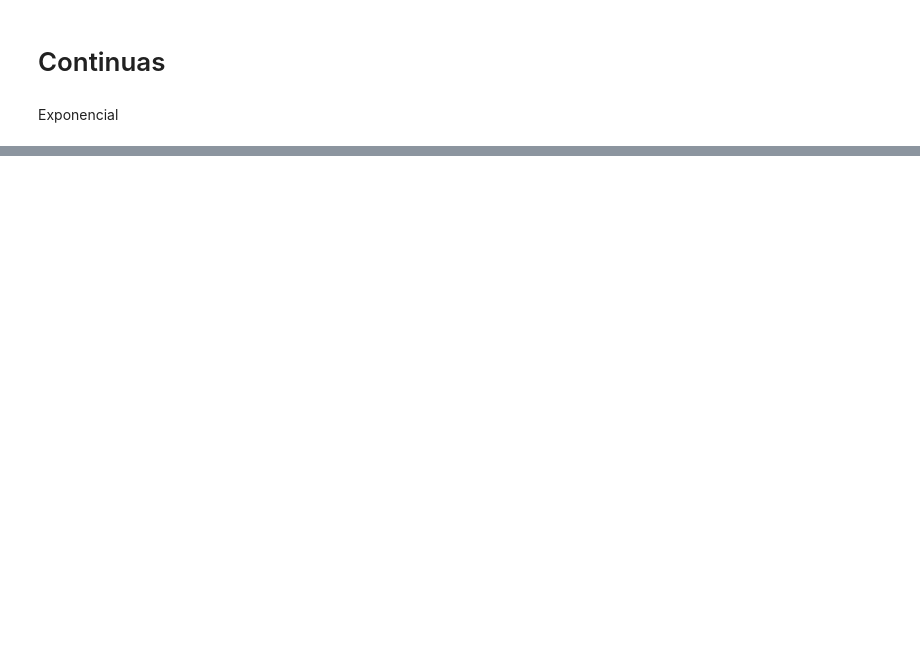
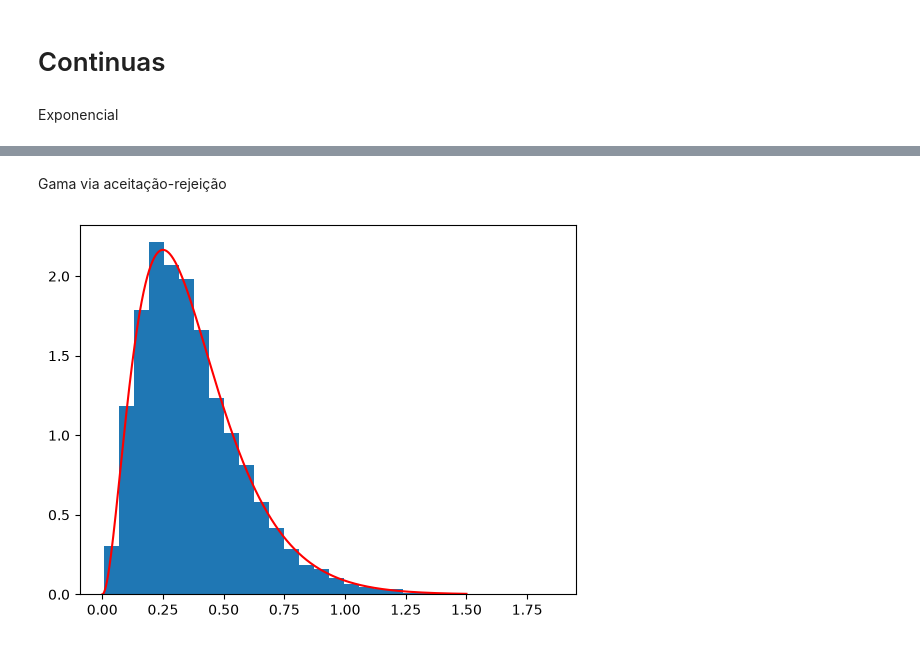
Before and after one commit to SilverPhone784/Prog-Estat, a Jupyter notebook: distribuicoes.ipynb, the cells around one changed output, grey strips where cells are left out. Cells and saved outputs as stored; diff of their text form; code cells hidden in the pictures; blank space fills up the shorter version.

```diff
--- a/distribuicoes.ipynb
+++ b/distribuicoes.ipynb
@@ -285,0 +339,34 @@ plt.show()
+# %% [markdown]
+Gama via aceitação-rejeição
+# %%
+def f_gama(x, alpha, beta):
+  return (beta**alpha)/(math.gamma(alpha)) * x**(alpha-1) * np.exp(-beta * x)
+
+def g_gama(x, lam):
+  return lam*np.exp(-lam*x)
+
+def gama(alpha, beta, M):
+  lam = beta/alpha
+  c = (beta**alpha)/(math.gamma(alpha) * lam) * ((alpha-1)/(beta-lam))**(alpha-1) * np.exp(-(alpha-1))
+  amostra = []
+
+  while len(amostra) < M:
+    u = np.random.uniform()
+    y = (-1/lam) * np.log(np.random.uniform())
+
+    if(u < f_gama(y, alpha, beta)/(c*g_gama(y, lam))):
+      amostra.append(y)
+
+  return amostra
+
+valor = []
+for x in np.linspace(0, 1.5, 10_000):
+  valor.append(f_gama(x, 3, 8))
+
+dados = gama(3, 8, 10_000)
+
+plt.hist(dados, density=True, bins=30)
+plt.plot(np.linspace(0, 1.5, 10_000), valor, color='red')
+plt.show()
+# %% [output]
+[figure, added]
```
Also changed, not shown: parts of 11 cells of this notebook.
